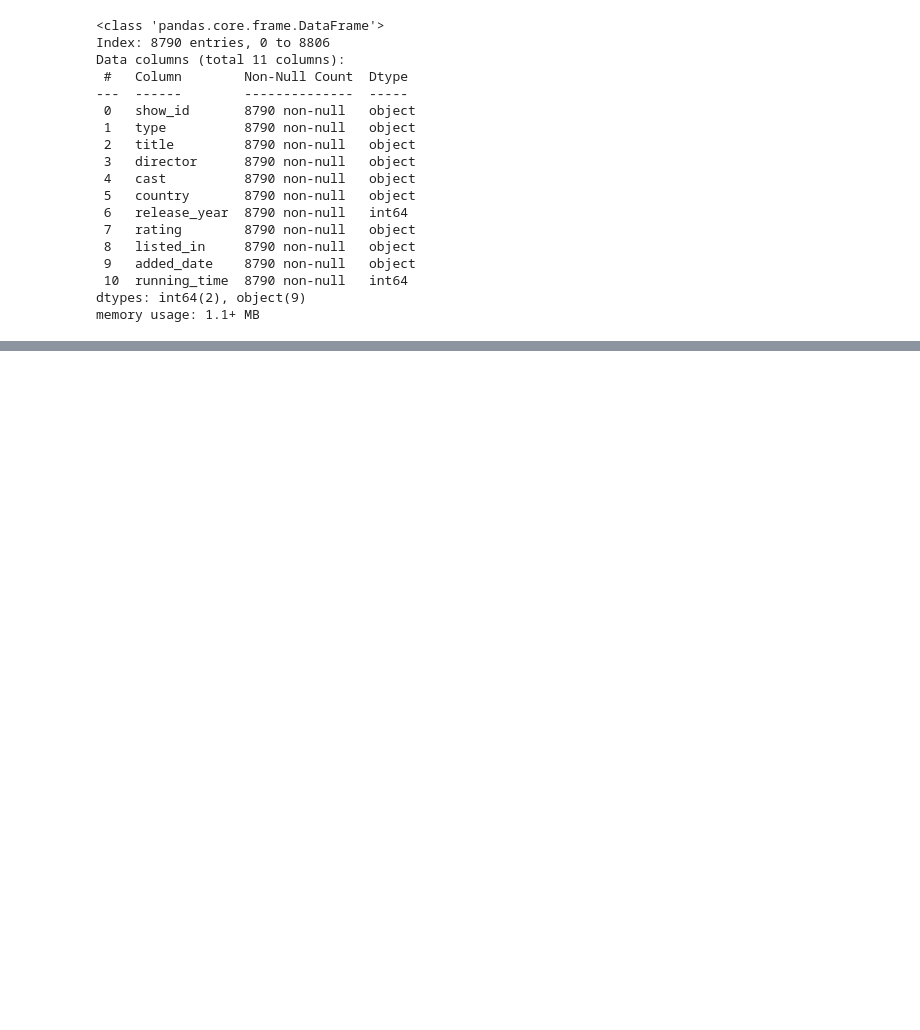
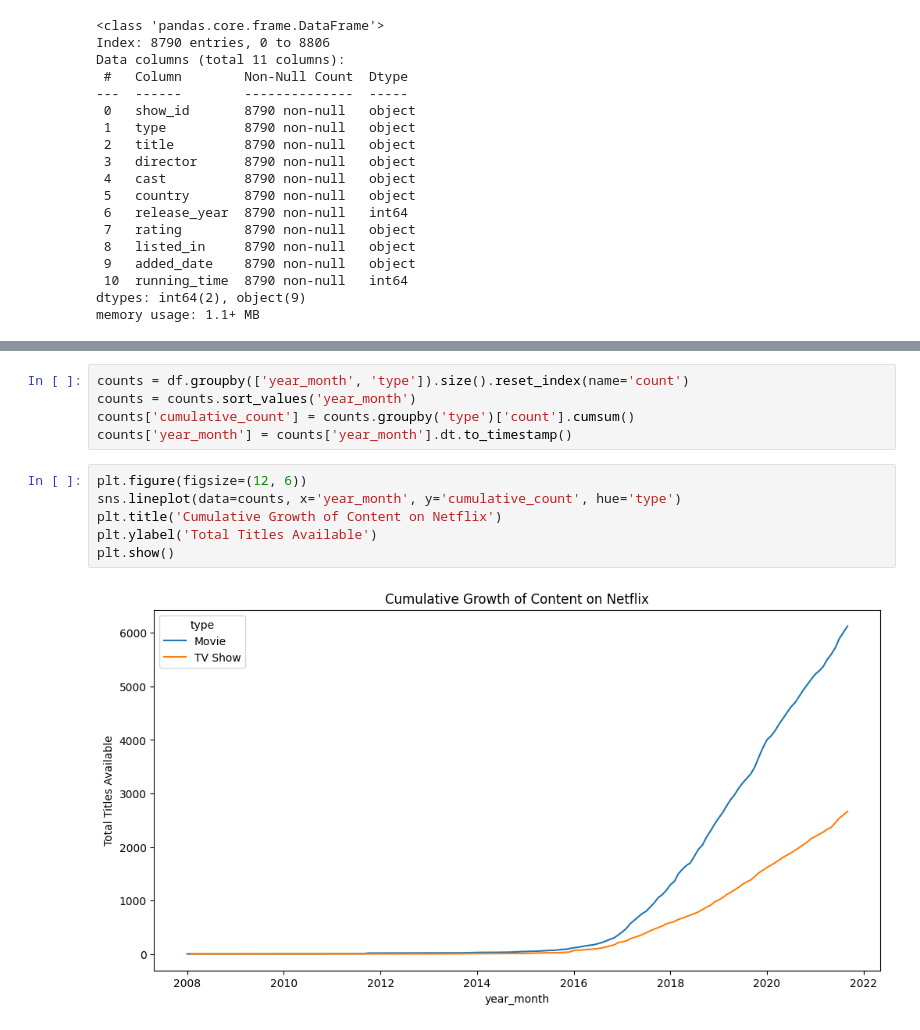
Before and after one commit to akshaykumar2972/Netflix-Data-Analysis, a Jupyter notebook: Netflix_Data_Analysis.ipynb, the cells around one changed output, grey strips where cells are left out. Saved outputs shown, nothing was run; the diff lists cells and outputs as text; blank space fills up the shorter version.

```diff
--- a/Netflix_Data_Analysis.ipynb
+++ b/Netflix_Data_Analysis.ipynb
@@ -348,0 +364,13 @@ memory usage: 1.1+ MB
+# %%
+counts = df.groupby(['year_month', 'type']).size().reset_index(name='count')
+counts = counts.sort_values('year_month')
+counts['cumulative_count'] = counts.groupby('type')['count'].cumsum()
+counts['year_month'] = counts['year_month'].dt.to_timestamp()
+# %%
+plt.figure(figsize=(12, 6))
+sns.lineplot(data=counts, x='year_month', y='cumulative_count', hue='type')
+plt.title('Cumulative Growth of Content on Netflix')
+plt.ylabel('Total Titles Available')
+plt.show()
+# %% [output]
+[figure, added]
```
Also changed, not shown: parts of 7 cells of this notebook.
